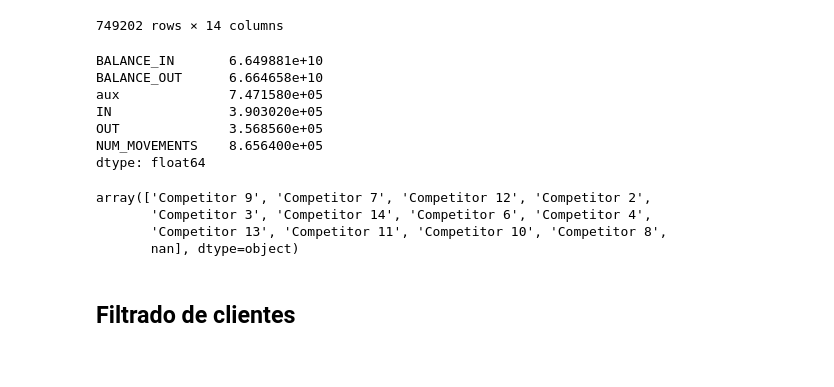
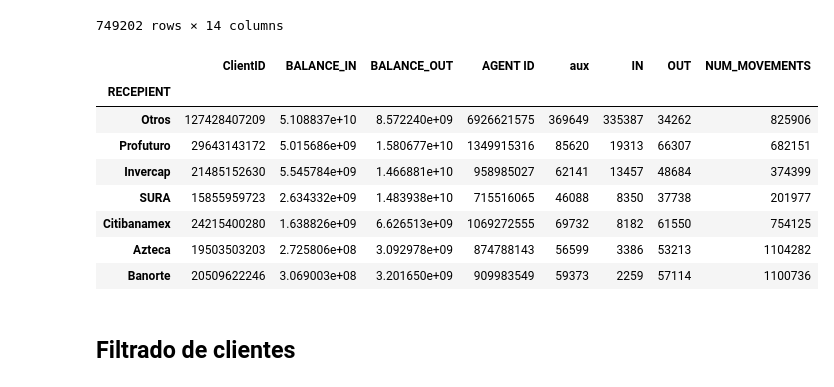
Before and after one commit to juanagsolano/social_network_mn1, a Jupyter notebook: main.ipynb, the cells around one changed output. Saved outputs shown, nothing was run; the diff lists cells and outputs as text; code cells hidden in the pictures.

```diff
--- a/main.ipynb
+++ b/main.ipynb
@@ -60,20 +60,15 @@ df.to_csv("BI.csv")
-# %%
-df.groupby(df["DATE"].dt.year).sum().sum()
-# %% [output]
-BALANCE_IN       6.649881e+10
-BALANCE_OUT      6.664658e+10
-aux              7.471580e+05
-IN               3.903020e+05
-OUT              3.568560e+05
-NUM_MOVEMENTS    8.656400e+05
-dtype: float64
-# %%
-df["RECEPIENT"].unique()
-# %% [output]
-array(['Competitor 9', 'Competitor 7', 'Competitor 12', 'Competitor 2',
-       'Competitor 3', 'Competitor 14', 'Competitor 6', 'Competitor 4',
-       'Competitor 13', 'Competitor 11', 'Competitor 10', 'Competitor 8',
-       nan], dtype=object)
+# %%
+df.groupby("RECEPIENT").sum().sort_values(by="IN",ascending=False)
+# %% [output]
+|  | ClientID | BALANCE_IN | BALANCE_OUT | AGENT ID | aux | IN | OUT | NUM_MOVEMENTS |
+| RECEPIENT |  |  |  |  |  |  |  |  |
+| Otros | 127428407209 | 5.108837e+10 | 8.572240e+09 | 6926621575 | 369649 | 335387 | 34262 | 825906 |
+| Profuturo | 29643143172 | 5.015686e+09 | 1.580677e+10 | 1349915316 | 85620 | 19313 | 66307 | 682151 |
+| Invercap | 21485152630 | 5.545784e+09 | 1.466881e+10 | 958985027 | 62141 | 13457 | 48684 | 374399 |
+| SURA | 15855959723 | 2.634332e+09 | 1.483938e+10 | 715516065 | 46088 | 8350 | 37738 | 201977 |
+| Citibanamex | 24215400280 | 1.638826e+09 | 6.626513e+09 | 1069272555 | 69732 | 8182 | 61550 | 754125 |
+| Azteca | 19503503203 | 2.725806e+08 | 3.092978e+09 | 874788143 | 56599 | 3386 | 53213 | 1104282 |
+| Banorte | 20509622246 | 3.069003e+08 | 3.201650e+09 | 909983549 | 59373 | 2259 | 57114 | 1100736 |
 # %% [markdown]
 ## Filtrado de clientes
 # %%
```
Also changed, not shown: parts of 3 cells of this notebook.
